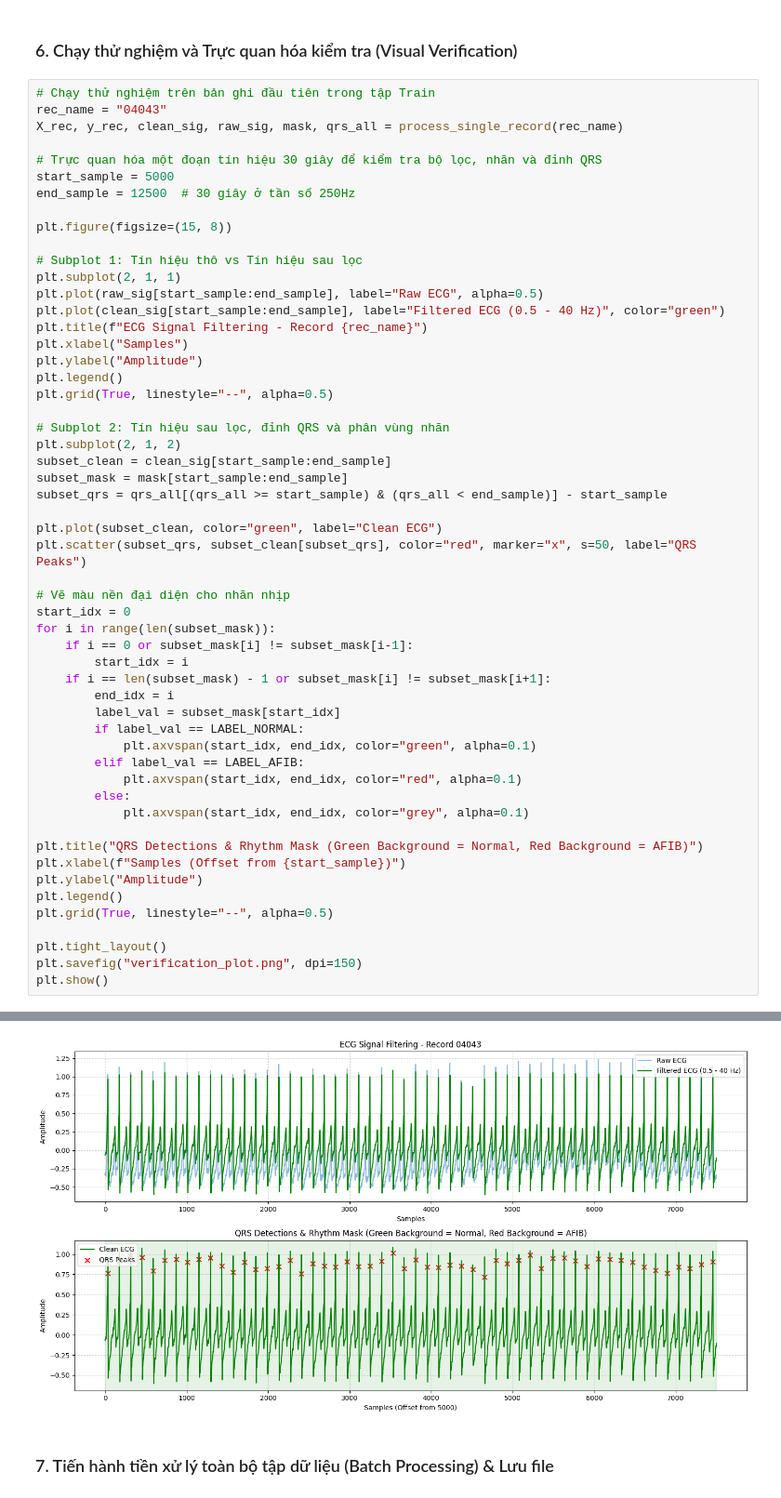
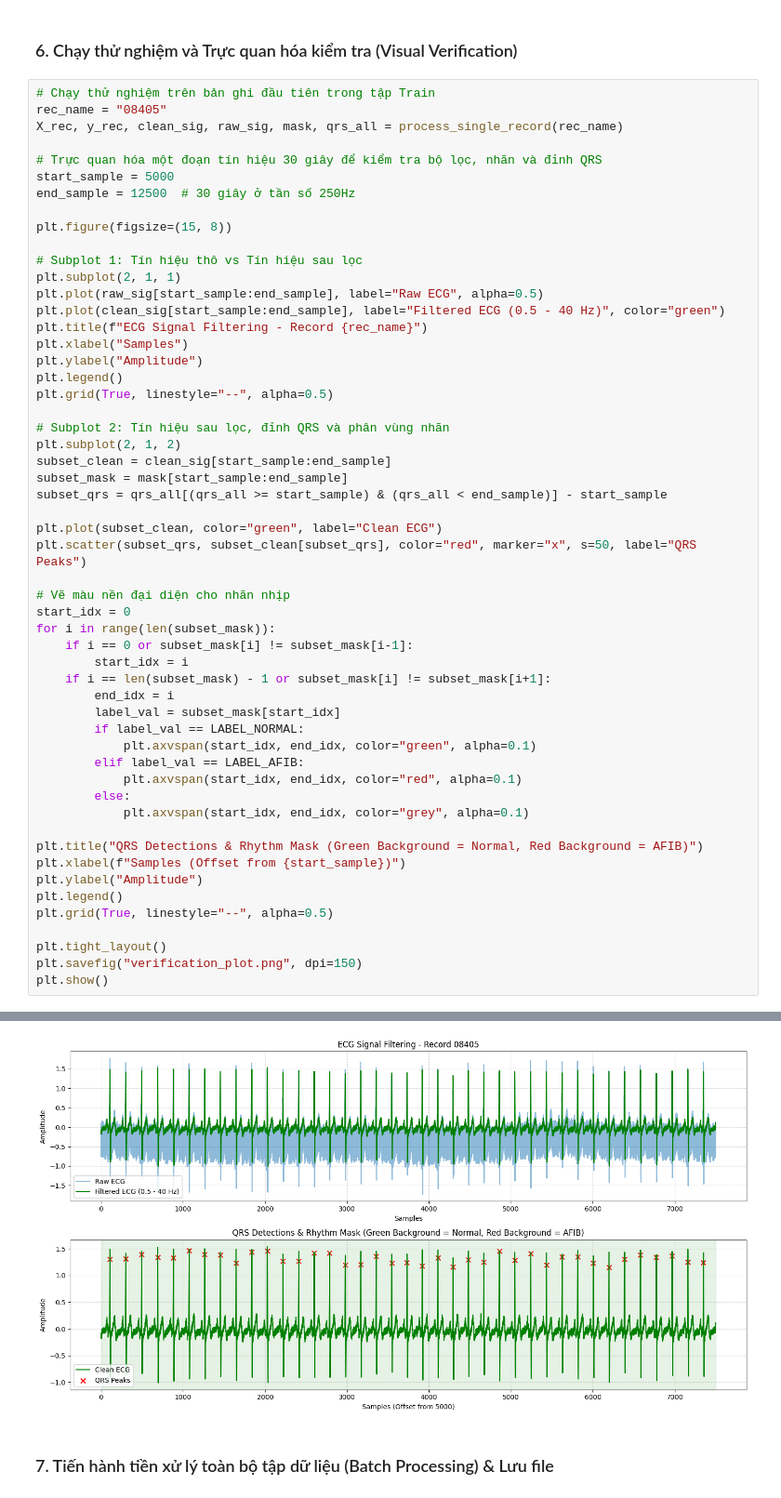
Before and after one commit to huy489/Rebuild-Dilated-SE-FireNet, a Jupyter notebook: preprocessing/pipeline.ipynb, the cells around one changed output, grey strips where cells are left out. Shown at 93% size. Drawn from its saved outputs; the diff is of its cells as text.

```diff
--- a/preprocessing/pipeline.ipynb
+++ b/preprocessing/pipeline.ipynb
@@ -276,7 +276,7 @@ def process_single_record(rec_name, raw_dir=RAW_AFDB_DIR):
 ### 6. Chạy thử nghiệm và Trực quan hóa kiểm tra (Visual Verification)
 # %%
 # Chạy thử nghiệm trên bản ghi đầu tiên trong tập Train
-rec_name = "04043"
+rec_name = "08405"
 X_rec, y_rec, clean_sig, raw_sig, mask, qrs_all = process_single_record(rec_name)
 
 # Trực quan hóa một đoạn tín hiệu 30 giây để kiểm tra bộ lọc, nhãn và đỉnh QRS
@@ -334,4 +334,4 @@ Stats: {'total_windows': 18406, 'skipped_flatline': 10, 'skipped_label': 101, 's
-[figure, old version]
+[figure, new version]
 # %% [markdown]
 ### 7. Tiến hành tiền xử lý toàn bộ tập dữ liệu (Batch Processing) & Lưu file
 # %%
```
Also changed, not shown: parts of 2 cells of this notebook, 3 other files.
